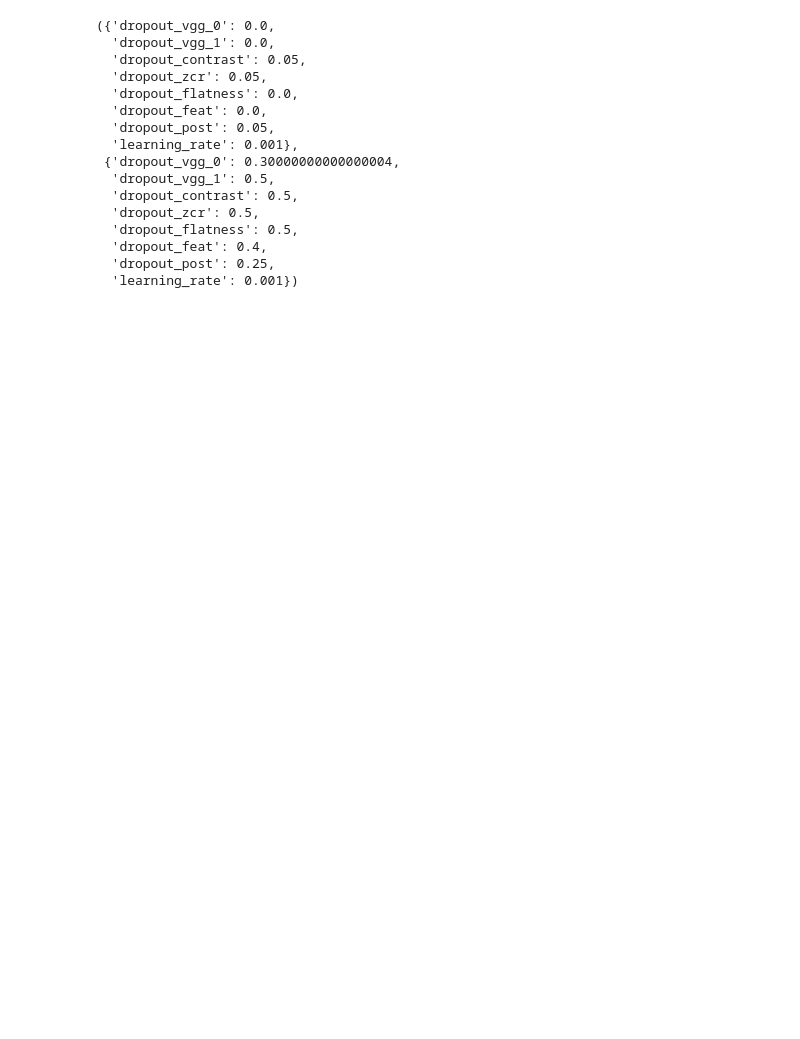
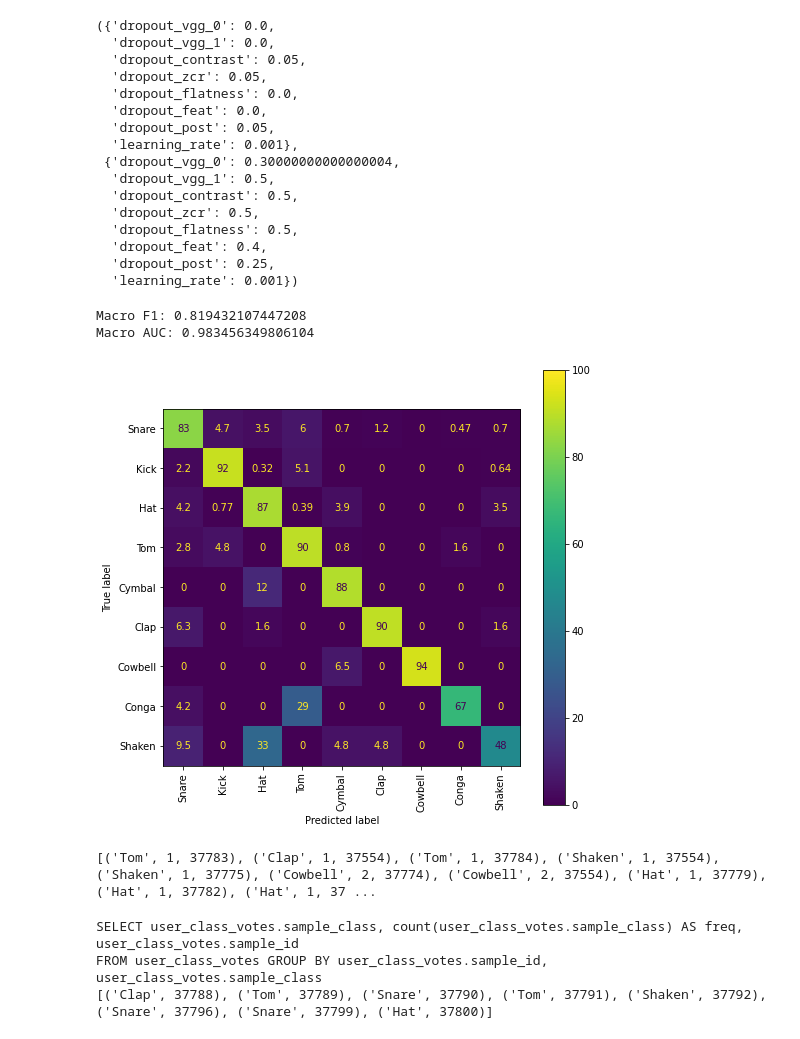
Before and after one commit to guitoo/DrumAI, a Jupyter notebook: Hyper parameters.ipynb, the cells around one changed output. Drawn from its saved outputs; the diff is of its cells as text; code cells hidden in the pictures; blank space fills up the shorter version.

```diff
--- a/Hyper parameters.ipynb
+++ b/Hyper parameters.ipynb
@@ -72,7 +72,9 @@ def plot_matrix(model, X, y, diag=True, normalize=False, model_type=None):
     print(f"Macro F1: {macro_f1}")
     print(f"Macro AUC: {macro_auc}")
     fig, ax = plt.subplots(figsize=(8, 8))
-    conf_matrix.plot(xticks_rotation=90, ax=ax);
+    disp = conf_matrix.plot(xticks_rotation=90, ax=ax);
+    if normalize == 'true':
+        disp.im_.set_clim(0, 100)
     plt.show()
 # %%
 query = (
@@ -961,3 +989,9 @@ minimum, maximum
   'dropout_feat': 0.4,
   'dropout_post': 0.25,
   'learning_rate': 0.001})
+# %%
+plot_matrix(vgg_model, x_vgg_valid, y_class_valid, normalize=True)
+# %% [output]
+Macro F1: 0.819432107447208
+Macro AUC: 0.983456349806104
+[figure, added]
@@ -963,0 +1005,48 @@ minimum, maximum
+# %%
+session = Session()
+try:
+    result = session.query(
+        UserClassVote.sample_class,
+        func.count(UserClassVote.sample_class).label('freq'),
+        UserClassVote.sample_id
+    ).select_from(UserClassVote).group_by(UserClassVote.sample_id).group_by(UserClassVote.sample_class).all()
+    # session.rollback()4
+    print(result)
+finally:
+    session.close()
+# %% [output]
+[('Tom', 1, 37783), ('Clap', 1, 37554), ('Tom', 1, 37784), ('Shaken', 1, 37554), ('Shaken', 1, 37775), ('Cowbell', 2, 37774), ('Cowbell', 2, 37554), ('Hat', 1, 37779), ('Hat', 1, 37782), ('Hat', 1, 37 ...
+# %%
+session = Session()
+try:
+    subquery = session.query(
+        UserClassVote.sample_class,
+        func.count(UserClassVote.sample_class).label('freq'),
+        UserClassVote.sample_id
+    ).select_from(UserClassVote).group_by(UserClassVote.sample_id).group_by(UserClassVote.sample_class).subquery()
+
+    max_freq = session.query(
+        subquery.c.sample_class,
+        func.max(subquery.c.freq).label('max'),
+        subquery.c.sample_id
+           ).group_by(subquery.c.sample_id).group_by(subquery.c.sample_class).subquery()
+
+    result = session.query(
+        subquery.c.sample_class,
+        subquery.c.sample_id
+           ).select_from(subquery).join(max_freq, and_(max_freq.c.sample_id == subquery.c.sample_id,
+                                                      max_freq.c.sample_class == subquery.c.sample_class)
+        ).group_by(subquery.c.sample_id).group_by(subquery.c.sample_class).filter(subquery.c.freq == max_freq.c.max).all()
+    # session.rollback()4
+    print(session.query(
+        UserClassVote.sample_class,
+        func.count(UserClassVote.sample_class).label('freq'),
+        UserClassVote.sample_id
+    ).select_from(UserClassVote).group_by(UserClassVote.sample_id).group_by(UserClassVote.sample_class).statement)
+    print(result)
+finally:
+    session.close()
+# %% [output]
+SELECT user_class_votes.sample_class, count(user_class_votes.sample_class) AS freq, user_class_votes.sample_id
+FROM user_class_votes GROUP BY user_class_votes.sample_id, user_class_votes.sample_class
+[('Clap', 37788), ('Tom', 37789), ('Snare', 37790), ('Tom', 37791), ('Shaken', 37792), ('Snare', 37796), ('Snare', 37799), ('Hat', 37800)]
```
Also changed, not shown: parts of 9 cells of this notebook, 6 other files.
